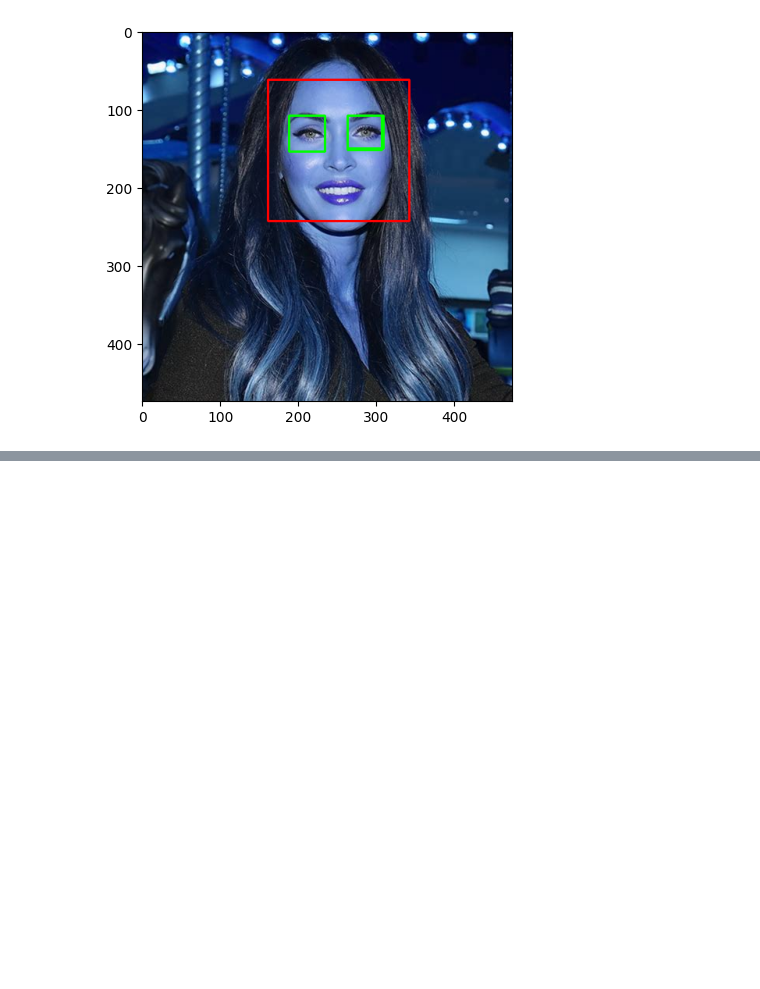
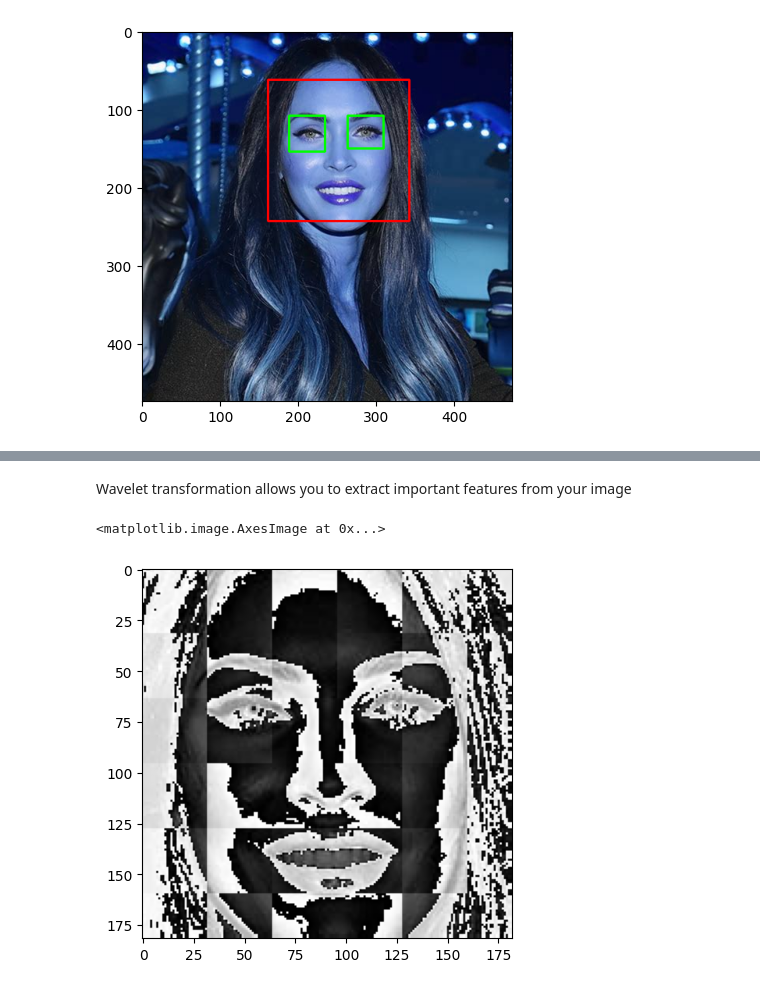
Before and after one commit to InspectorGoole/Celeb-image-classification, a Jupyter notebook: model/celeb_classifier.ipynb, the cells around one changed output, grey strips where cells are left out. Saved outputs shown, nothing was run; the diff lists cells and outputs as text; code cells hidden in the pictures; blank space fills up the shorter version.

```diff
--- a/model/celeb_classifier.ipynb
+++ b/model/celeb_classifier.ipynb
@@ -69,0 +219,40 @@ plt.imshow(roi_color, cmap='gray') # roi: region of interest
+# %% [markdown]
+Wavelet transformation allows you to extract important features from your image
+# %%
+# wavelet transformation function
+import numpy as np
+import pywt
+import cv2
+
+# insert image, it will  transoform the image using pywt from wavelet. Then it will return a new image
+def w2d(img, mode="haar", level=1):
+    imArray = img
+    #Datatype conversion
+    #convert to gray scale
+    imArray = cv2.cvtColor( imArray, cv2.COLOR_RGB2GRAY )
+    # convert to float
+    imArray = np.float32( imArray )
+    imArray /= 255;
+    # compute coefficients
+    coeffs = pywt.wavedec2(imArray, mode, level=level)
+
+    #Process_Coefficients
+    coeffs_H=list(coeffs)
+    coeffs_H[0] *= 0;
+
+    #reconstruction
+    imArray_H = pywt.waverec2(coeffs_H, mode);
+    imArray_H *= 255;
+    imArray_H = np.uint8(imArray_H)
+
+    return imArray_H
+
+# that is the wavelet transform which is crucial for the computers becasue it differentiates between different fucntions
+# it becomes difficult for a classifer to idenitify an image that has multiple colors.
+# this helps computer differentiate between images, cuz it goes to the details of the shape and size of the features of the face
+# %%
+im_har = w2d(cropped_image, 'db1', 5)
+plt.imshow(im_har, cmap='gray')
+# %% [output]
+<matplotlib.image.AxesImage at 0x...>
+[figure, added]
```
Also changed, not shown: parts of 28 cells of this notebook.
